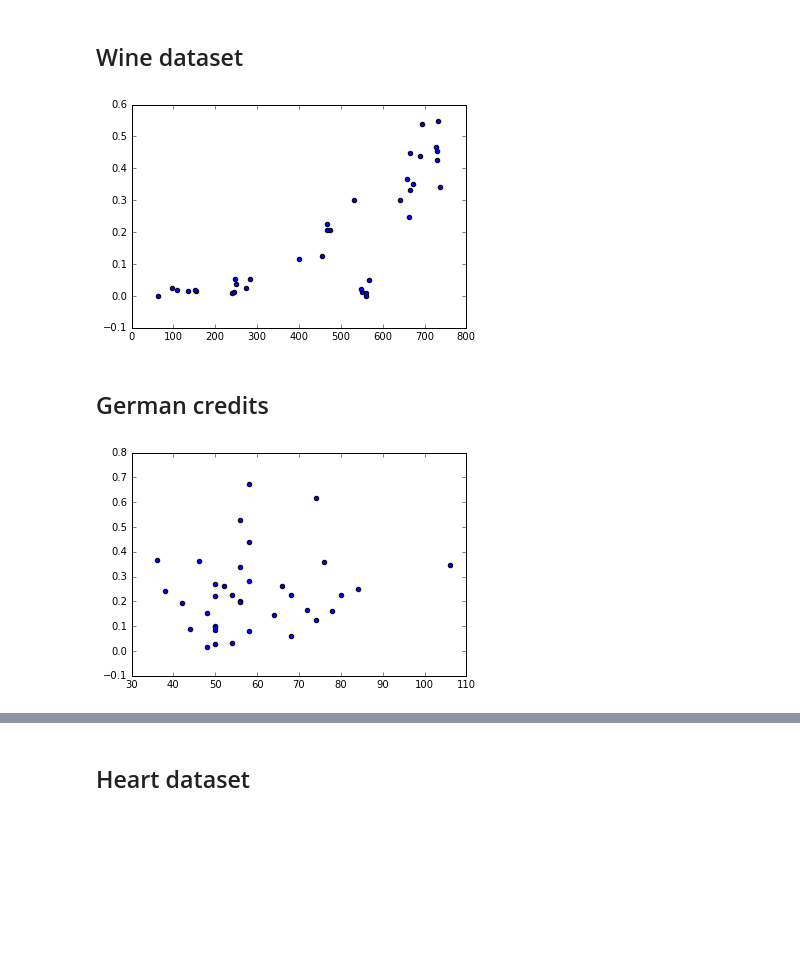
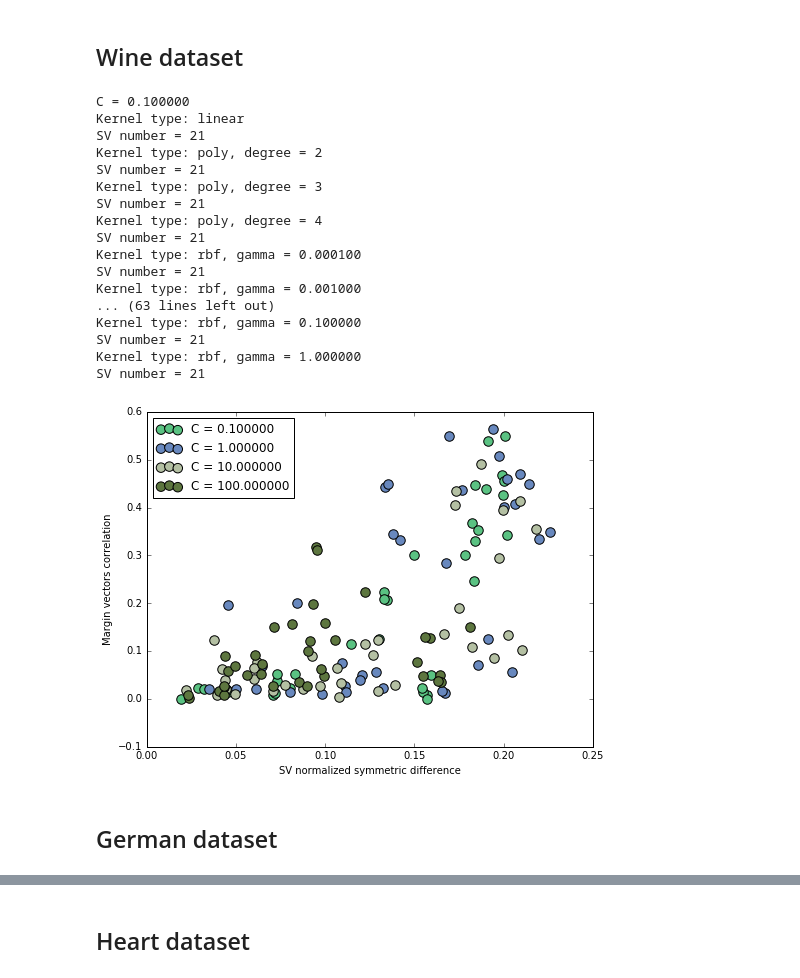
Before and after one commit to ivanychev/learning, a Jupyter notebook: machine learning/paper/source-code/stuff.ipynb, the cells around one changed output, grey strips where cells are left out. Cells and saved outputs as stored; diff of their text form; code cells hidden in the pictures; blank space fills up the shorter version.

Commit message:
Enabling C variation. Adding kernel info output

```diff
--- a/machine learning/paper/source-code/stuff.ipynb
+++ b/machine learning/paper/source-code/stuff.ipynb
@@ -72,7 +72,7 @@ def clf_symdiff(clf1, clf2):
 def clf_symdiff_normalized(clf1, clf2):
     sv_set1 = set(clf1.support_)
     sv_set2 = set(clf2.support_)
-    return len(sv_set1 ^ sv_set2) / (len(sv_set1) + len(sv_set2))
+    return len(sv_set1 ^ sv_set2) / len(sv_set1 | sv_set2)
 # %% [markdown]
 ## Calculating and drawing here
 # %%
@@ -100,5 +104,39 @@ def margin_cov_pic(margins, clfs):
 #         train_clfs(clfs, X_train, Y_train)
 #         margins = get_margins(clfs, X_train)
 #         margin_cov_pic(margins, clfs)
+# %%
+def spec_repr(spec):
+    ret = "Kernel type: "
+    if spec[0] == "linear":
+        return ret + "linear"
+    if spec[0] == "rbf":
+        return ret + "rbf, gamma = %f" % spec[1]
+    if spec[0] == "poly":
+        return ret + "poly, degree = %d" % spec[1]
+    if spec[0] == "ink":
+        return ret + "ink, degree = %d, downer limit (a) = %f" % (spec[1], spec[2])
+
+def print_kernel_info(C, clfs, specs, margins):
+    print("C = %f" % C)
+    for idx, clf in enumerate(clfs):
+        print("%s\nSV number = %d" % (spec_repr(specs[idx]), clf.support_[0] + clf.support_[1]))
+    print("")
+
+def draw_corr_diff(dataset_name, C_list=[1.0], diff_type = "sn"):
+    data = get_data()
+    dataset = data[dataset_name]
+    specs = get_classifier_specs()
+    fig = pl.figure(figsize=(8, 6), dpi=150)
+    ax1 = fig.add_subplot(111)
+    for C in C_list:
+        clfs = classifiers.get(specs, C=C)
+        train_clfs(clfs, dataset[0], dataset[1])
+        margins = get_margins(clfs, dataset[0])
+        print_kernel_info(C, clfs, specs, margins)
+        margin_cov_pic(margins, clfs, C, ax1, diff_type=diff_type)
+    pl.legend(loc='upper left')
+    pl.xlabel(CLF_DIFF_TYPES[diff_type][0])
+    pl.ylabel("Margin vectors correlation")
+    pl.show()
 # %% [markdown]
 ## Wine dataset
@@ -111,7 +143,23 @@ train_clfs(clfs, dataset[0], dataset[1])
-# %%
-margins = get_margins(clfs, dataset[0])
-margin_cov_pic(margins, clfs)
-# %% [output]
-[figure, removed]
+# %%
+draw_corr_diff("wine", [0.1, 1, 10, 100])
+# %% [output]
+C = 0.100000
+Kernel type: linear
+SV number = 21
+Kernel type: poly, degree = 2
+SV number = 21
+Kernel type: poly, degree = 3
+SV number = 21
+Kernel type: poly, degree = 4
+SV number = 21
+Kernel type: rbf, gamma = 0.000100
+SV number = 21
+Kernel type: rbf, gamma = 0.001000
+... (63 lines left out)
+Kernel type: rbf, gamma = 0.100000
+SV number = 21
+Kernel type: rbf, gamma = 1.000000
+SV number = 21
+[figure, added]
 # %% [markdown]
-## German credits
+## German dataset
@@ -124,5 +165,0 @@ train_clfs(clfs, dataset[0], dataset[1])
-# %%
-margins = get_margins(clfs, dataset[0])
-margin_cov_pic(margins, clfs)
-# %% [output]
-[figure, removed]
```
Also changed, not shown: parts of 7 cells of this notebook.
